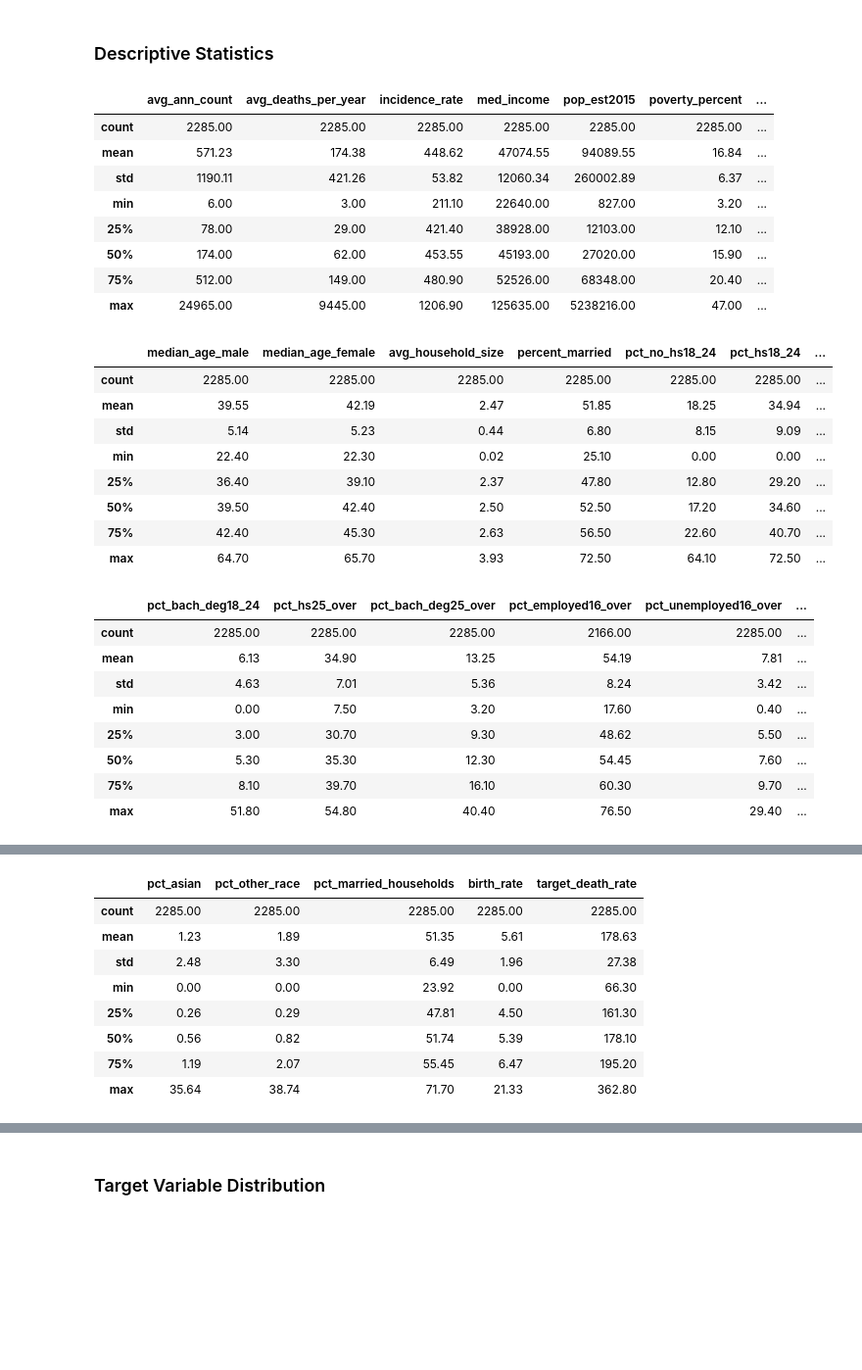
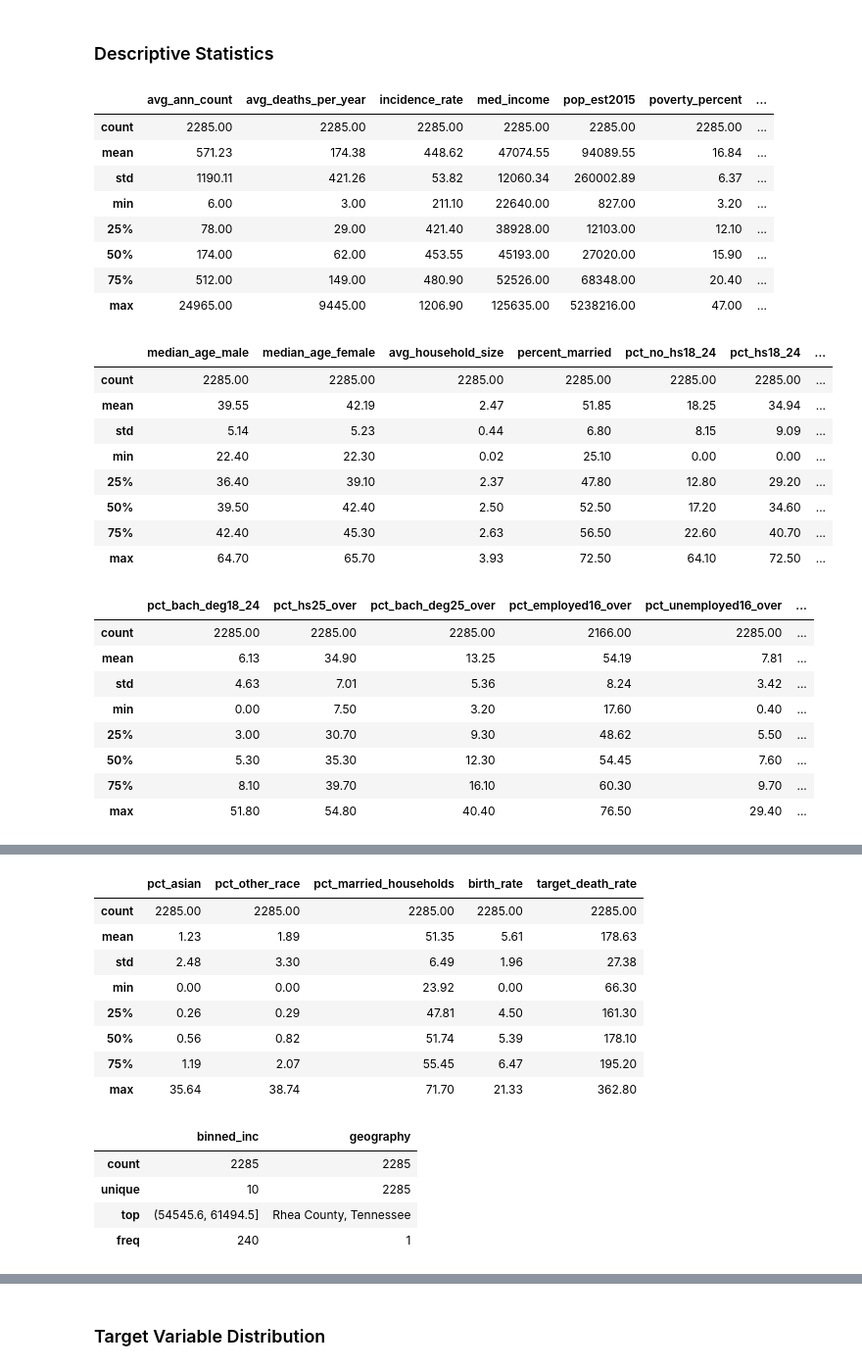
Before and after one commit to irfan-fadhlurrahman/practice-lab, a Jupyter notebook: dphi-ml-bootcamp/assignment-2/assignment-2-cancer.ipynb, the cells around one changed output, grey strips where cells are left out. Shown at 98% size. Saved outputs shown, nothing was run; the diff lists cells and outputs as text; code cells hidden in the pictures; blank space fills up the shorter version.

```diff
--- a/dphi-ml-bootcamp/assignment-2/assignment-2-cancer.ipynb
+++ b/dphi-ml-bootcamp/assignment-2/assignment-2-cancer.ipynb
@@ -157,6 +140,7 @@ display(
     full_train.iloc[:, 17:23].describe().round(2),
     full_train.iloc[:, 23:29].describe().round(2),
     full_train.iloc[:, 29:].describe().round(2),
+    full_train.describe(exclude=np.number).round(2)
 )
 # %% [output]
 |  | avg_ann_count | avg_deaths_per_year | incidence_rate | med_income | pop_est2015 | poverty_percent | ... |
@@ -177,30 +161,35 @@ display(
 | 50% | 39.50 | 42.40 | 2.50 | 52.50 | 17.20 | 34.60 | ... |
 | 75% | 42.40 | 45.30 | 2.63 | 56.50 | 22.60 | 40.70 | ... |
 | max | 64.70 | 65.70 | 3.93 | 72.50 | 64.10 | 72.50 | ... |
 |  | pct_bach_deg18_24 | pct_hs25_over | pct_bach_deg25_over | pct_employed16_over | pct_unemployed16_over | ... |
 | count | 2285.00 | 2285.00 | 2285.00 | 2166.00 | 2285.00 | ... |
 | mean | 6.13 | 34.90 | 13.25 | 54.19 | 7.81 | ... |
 | std | 4.63 | 7.01 | 5.36 | 8.24 | 3.42 | ... |
 | min | 0.00 | 7.50 | 3.20 | 17.60 | 0.40 | ... |
 | 25% | 3.00 | 30.70 | 9.30 | 48.62 | 5.50 | ... |
 | 50% | 5.30 | 35.30 | 12.30 | 54.45 | 7.60 | ... |
 | 75% | 8.10 | 39.70 | 16.10 | 60.30 | 9.70 | ... |
 | max | 51.80 | 54.80 | 40.40 | 76.50 | 29.40 | ... |
 |  | pct_private_coverage_alone | pct_emp_priv_coverage | pct_public_coverage | pct_public_coverage_alone | pct_white | ... |
 | count | 1824.00 | 2285.00 | 2285.00 | 2285.00 | 2285.00 | ... |
 | mean | 48.67 | 41.39 | 36.18 | 19.13 | 83.93 | ... |
 | std | 9.97 | 9.32 | 7.71 | 5.99 | 16.05 | ... |
 | min | 16.80 | 14.30 | 11.80 | 2.60 | 11.01 | ... |
 | 25% | 41.48 | 34.70 | 30.90 | 14.80 | 77.57 | ... |
 | 50% | 48.80 | 41.30 | 36.30 | 18.70 | 90.22 | ... |
 | 75% | 55.70 | 47.70 | 41.40 | 22.90 | 95.55 | ... |
 | max | 78.90 | 70.70 | 65.10 | 46.60 | 100.00 | ... |
 |  | pct_asian | pct_other_race | pct_married_households | birth_rate | target_death_rate |
 | count | 2285.00 | 2285.00 | 2285.00 | 2285.00 | 2285.00 |
 | mean | 1.23 | 1.89 | 51.35 | 5.61 | 178.63 |
 | std | 2.48 | 3.30 | 6.49 | 1.96 | 27.38 |
 | min | 0.00 | 0.00 | 23.92 | 0.00 | 66.30 |
 | 25% | 0.26 | 0.29 | 47.81 | 4.50 | 161.30 |
 | 50% | 0.56 | 0.82 | 51.74 | 5.39 | 178.10 |
 | 75% | 1.19 | 2.07 | 55.45 | 6.47 | 195.20 |
 | max | 35.64 | 38.74 | 71.70 | 21.33 | 362.80 |
+|  | binned_inc | geography |
+| count | 2285 | 2285 |
+| unique | 10 | 2285 |
+| top | (54545.6, 61494.5] | Rhea County, Tennessee |
+| freq | 240 | 1 |
```
Also changed, not shown: parts of 27 cells of this notebook.
